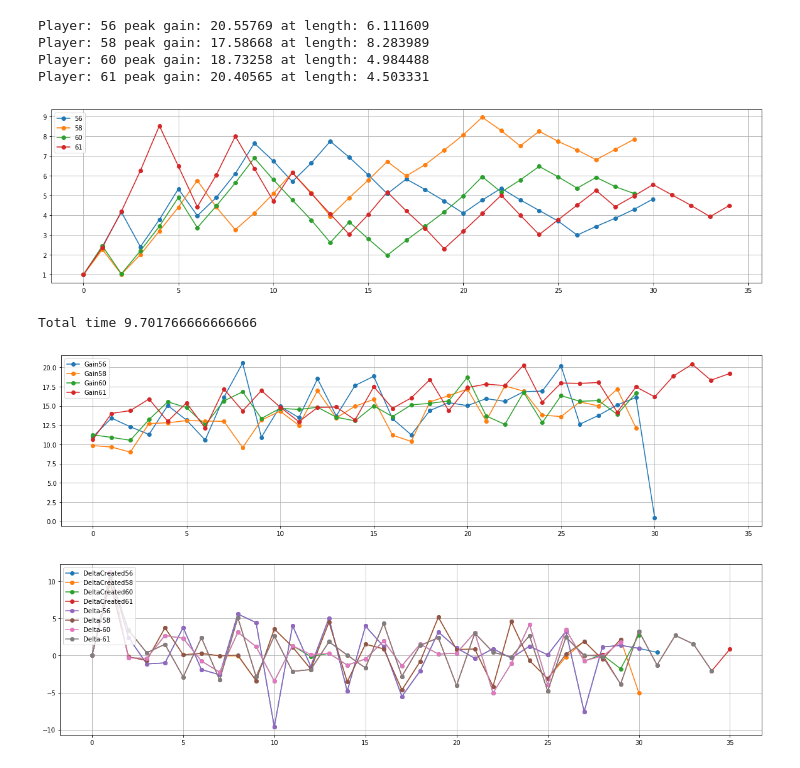
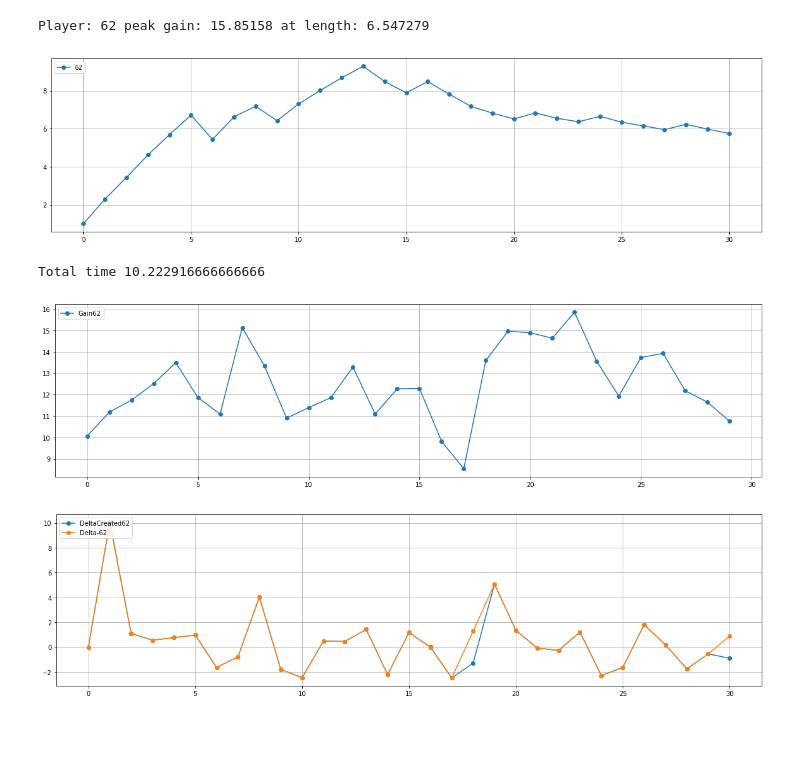
Before and after one commit to AndreeaStefan/SmartuistWrapper, a Jupyter notebook: evaluation/PlotResults.ipynb, the cells around one changed output. Saved outputs shown, nothing was run; the diff lists cells and outputs as text; code cells hidden in the pictures; blank space fills up the shorter version.

Commit message:
Player 62 - use 20 - Gain

```diff
--- a/evaluation/PlotResults.ipynb
+++ b/evaluation/PlotResults.ipynb
@@ -94,7 +94,7 @@ def EffortPerBodyPartPerPlayer(p, results, batchSize):
 # player 9 = same as 8
 
 batchSize = 8
-players = [ 56, 58, 60, 61]
+players = [ 62]
 path ="C:\\Users\\huber\\OneDrive\\Dokumenty\\thesis-hubert\\unity\\SmartuistWrapper\\tapResult.csv"
 pathA = "E:\\Andreea\\Projects\\Git\\SmartsuitWrapper\\SmartuistWrapper\\tapResult.csv"
 pathStats ="C:\\Users\\huber\\OneDrive\\Dokumenty\\thesis-hubert\\unity\\SmartuistWrapper\\tapResult.csv"
@@ -160,41 +160,38 @@ plt.show()
 #     bodyParts = EffortPerBodyPartPerPlayer(p, results, 10)
 #     z = 0
 #     x = list(range(0, len(bodyParts[0])-2))
 #     for a in bodyParts:
 #         if z in [0,1,2,3,4,5,6]:
 #             plt.plot(x,a[:len(a)-2], 'o-', label= str(p) + "-" + str(z))
 #         z = z + 1
 
 #     plt.legend(loc='upper left')
 #     plt.grid(True)
 #     plt.show()
 
 # plot learning rate
 #plotOneResult(players, gradientStats, 6, "lr-")
 
 
 for p in players:
     tmp = gradientStats[p]
     gain = [0]
     prevGain = [0]
     for words in tmp:
         gain.append(float(words[5]))
         prevGain.append(float(words[4]))
     delta = np.array(gain) - np.array(prevGain)
     x = list(range(0, len(delta)))
     plt.plot(x, delta, 'o-', label="DeltaCreated"+str(p))
 
 # plot delta
 plotOneResult(players, results, 30, "Delta-")
 # %% [output]
-Player: 56 peak gain: 20.55769 at length: 6.111609
-Player: 58 peak gain: 17.58668 at length: 8.283989
-Player: 60 peak gain: 18.73258 at length: 4.984488
-Player: 61 peak gain: 20.40565 at length: 4.503331
+Player: 62 peak gain: 15.85158 at length: 6.547279
-[figure, old version]
+[figure, new version]
-Total time 9.701766666666666
+Total time 10.222916666666666
-[figure, old version]
+[figure, new version]
-[figure, old version]
+[figure, new version]
 # %%
 from scipy.interpolate import make_interp_spline, BSpline, pchip
 
```
Also changed, not shown: parts of 1 cell of this notebook, 7 other files.
